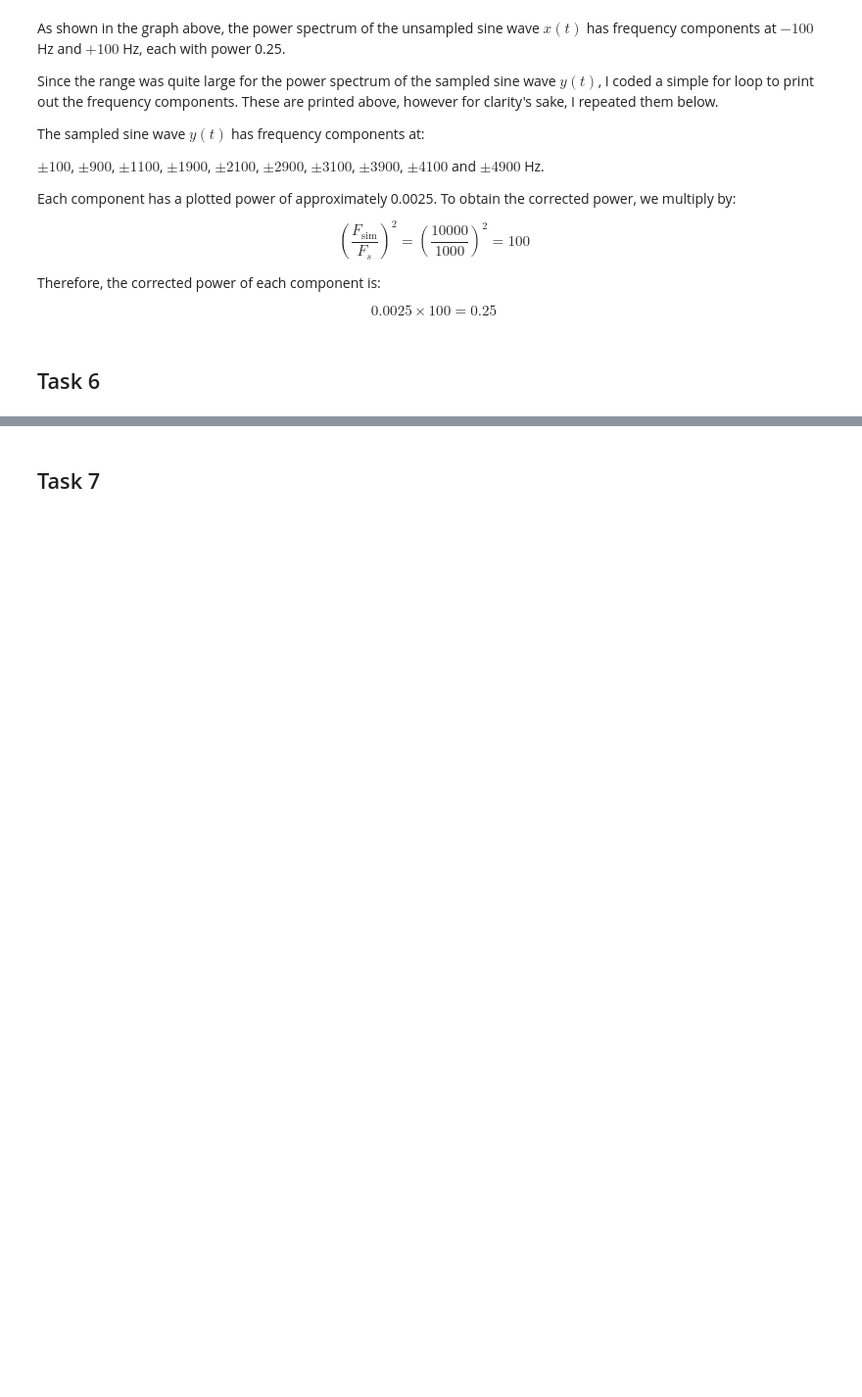
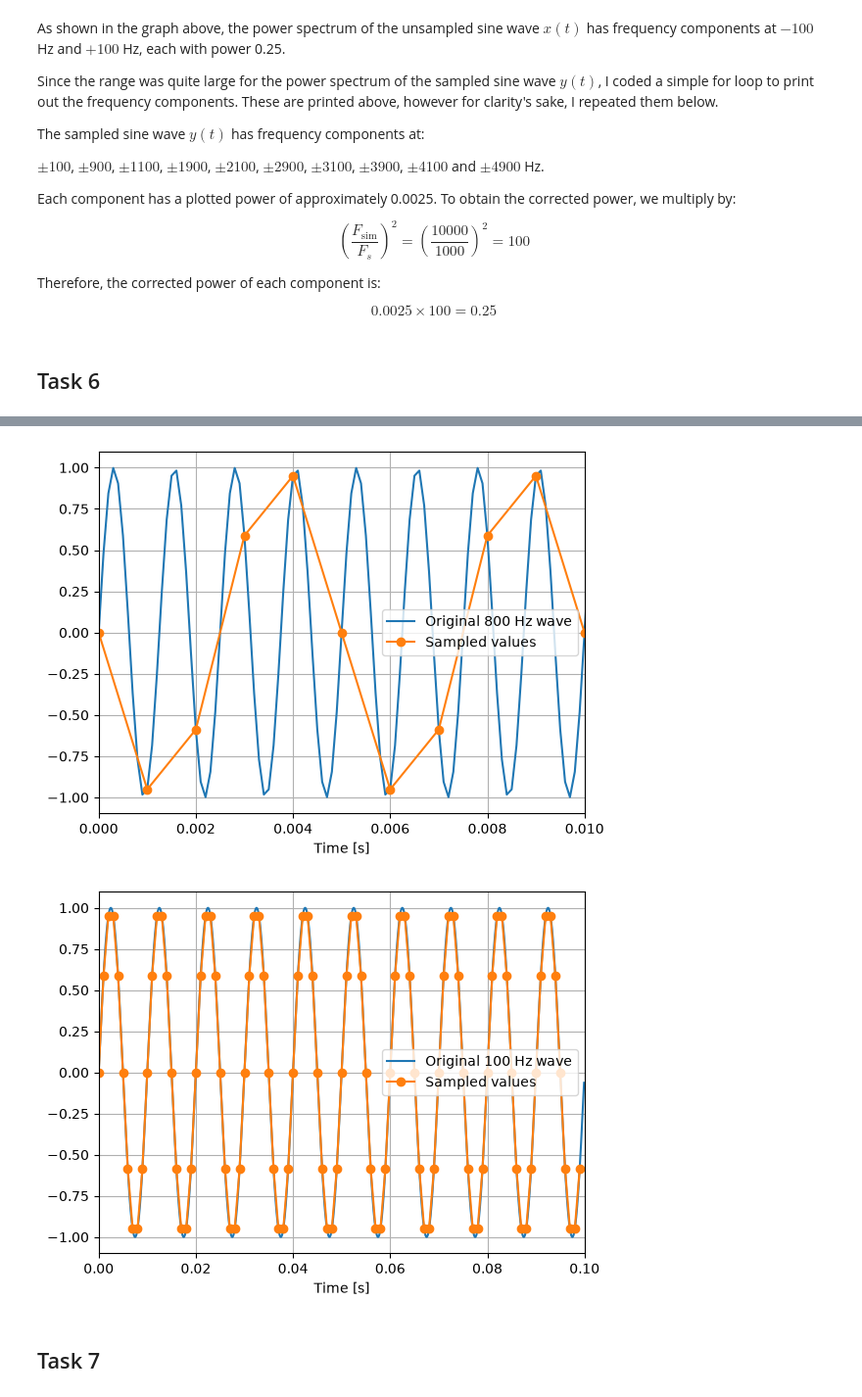
Before and after one commit to davgal27/Signal-Analysis, a Jupyter notebook: DSP-Sampling-Theorem/Practical-1.ipynb, the cells around one changed output, grey strips where cells are left out. Shown at 98% size. Cells and saved outputs as stored; diff of their text form; code cells hidden in the pictures; blank space fills up the shorter version.

```diff
--- a/DSP-Sampling-Theorem/Practical-1.ipynb
+++ b/DSP-Sampling-Theorem/Practical-1.ipynb
@@ -287,2 +314,29 @@ $$
+# %%
+fig, ax = plt.subplots()
+
+ax.plot(t, x, label='Original 800 Hz wave')
+ax.plot(t[p], y[p], 'o-', label='Sampled values')
+
+ax.set_xlim([0, 0.01])
+ax.set_xlabel('Time [s]')
+ax.legend()
+ax.grid(True)
+plt.show()
+
+x = np.sin(2 * np.pi * 100 * t)
+y = x * p
+
+fig, ax = plt.subplots()
+ax.plot(t, x, label='Original 100 Hz wave')
+ax.plot(t[p], y[p], 'o-', label='Sampled values')
+
+ax.set_xlim([0, 0.1])
+ax.set_xlabel('Time [s]')
+ax.legend()
+ax.grid(True)
+plt.show()
+# %% [output]
+[figure, added]
+[figure, added]
 # %% [markdown]
 ## Task 7
```
Also changed, not shown: parts of 11 cells of this notebook.
